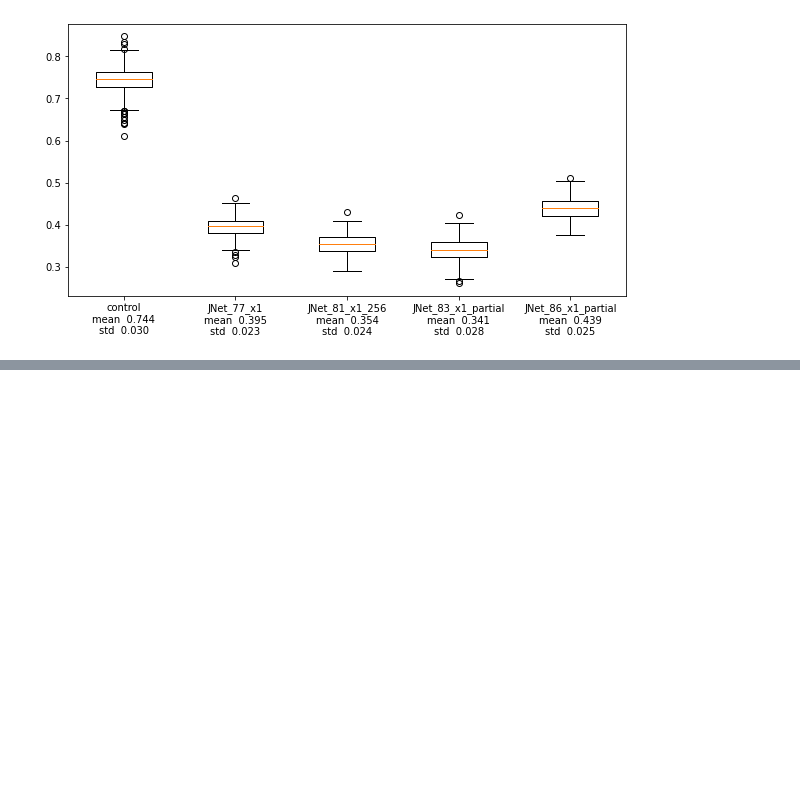
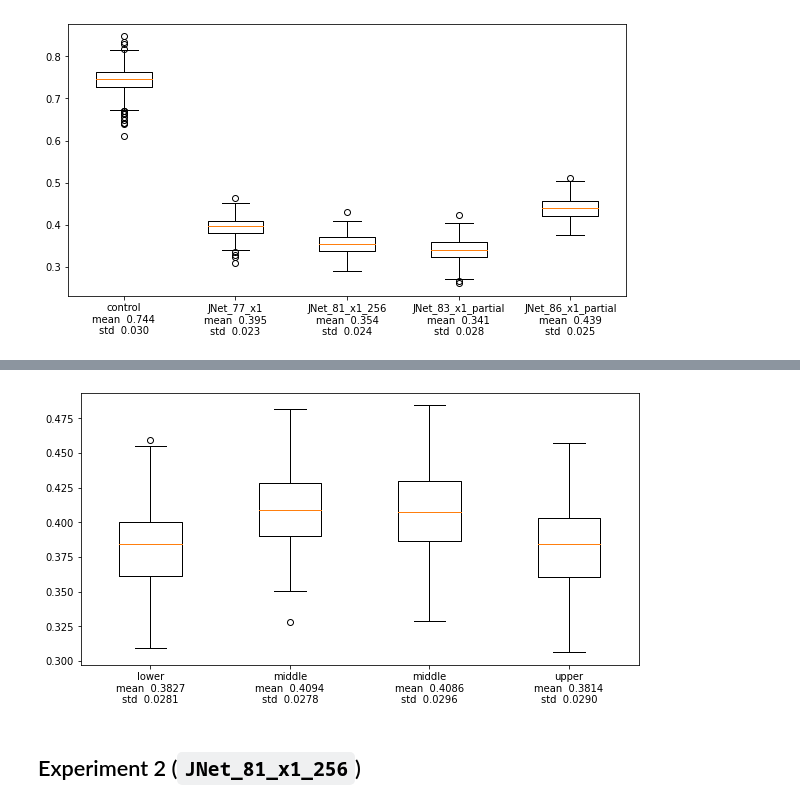
Before and after one commit to HaLU-9000/JNet, a Jupyter notebook: evaluations_BCE.ipynb, the cells around one changed output, grey strips where cells are left out. Drawn from its saved outputs; the diff is of its cells as text; code cells hidden in the pictures; blank space fills up the shorter version.

```diff
--- a/evaluations_BCE.ipynb
+++ b/evaluations_BCE.ipynb
@@ -78,0 +124,12 @@ fig.show()
+# %%
+bces.pop(0)
+names.pop(0)
+fig = plt.figure(figsize=(10, 5))
+ax = fig.add_subplot()
+ax.boxplot((bces))
+ax.set_xticklabels([f"{names[i]}\nmean  {np.mean(bces[i]):.4f}\nstd  {np.std(bces[i]):.4f}"for i in range(len(bces))])
+fig.show()
+# %% [output]
+[figure, added]
+# %% [markdown]
+## Experiment 2 (`JNet_81_x1_256`)
```
Also changed, not shown: parts of 27 cells of this notebook.
